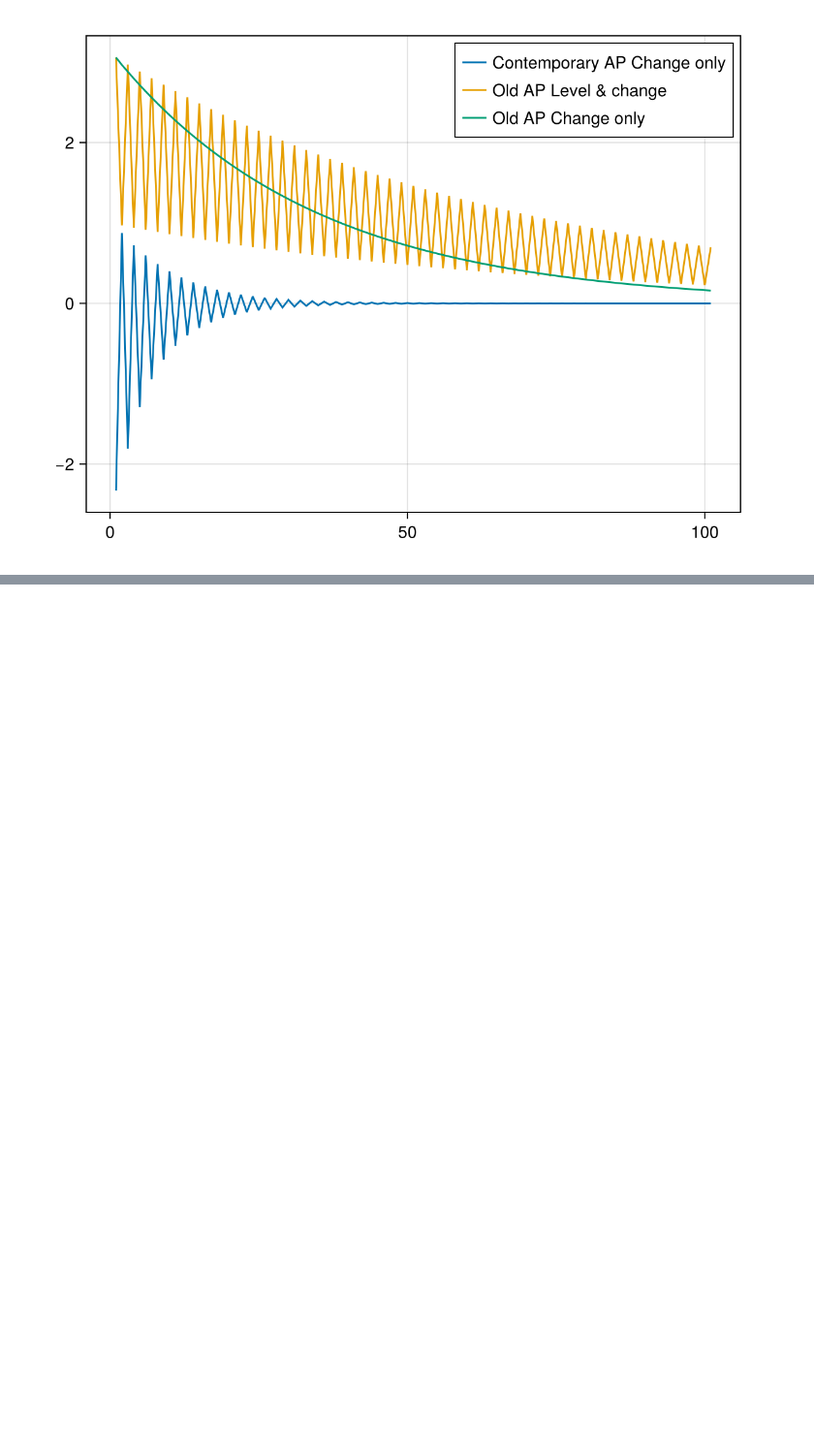
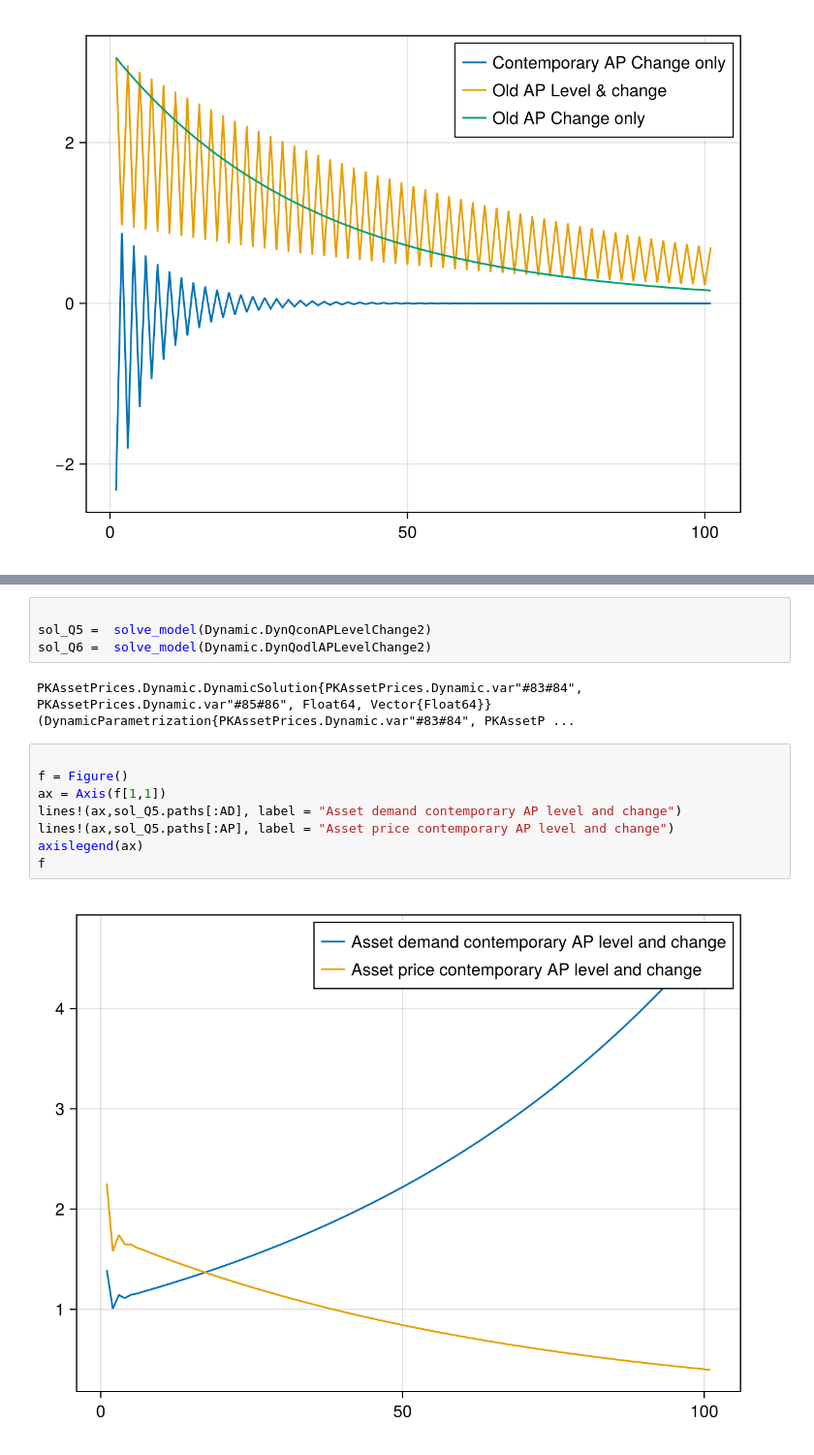
Before and after one commit to theplatters/PKAssetPrices, a Jupyter notebook: notebooks/ExperimentsAP.ipynb, the cells around one changed output, grey strips where cells are left out. Shown at 97% size. Cells and saved outputs as stored; diff of their text form; blank space fills up the shorter version.

```diff
--- a/notebooks/ExperimentsAP.ipynb
+++ b/notebooks/ExperimentsAP.ipynb
@@ -61,0 +62,16 @@ f
+# %%
+
+sol_Q5 =  solve_model(Dynamic.DynQconAPLevelChange2)
+sol_Q6 =  solve_model(Dynamic.DynQodlAPLevelChange2)
+# %% [output]
+PKAssetPrices.Dynamic.DynamicSolution{PKAssetPrices.Dynamic.var"#83#84", PKAssetPrices.Dynamic.var"#85#86", Float64, Vector{Float64}}(DynamicParametrization{PKAssetPrices.Dynamic.var"#83#84", PKAssetP ...
+# %%
+
+f = Figure()
+ax = Axis(f[1,1])
+lines!(ax,sol_Q5.paths[:AD], label = "Asset demand contemporary AP level and change")
+lines!(ax,sol_Q5.paths[:AP], label = "Asset price contemporary AP level and change")
+axislegend(ax)
+f
+# %% [output]
+[figure, added]
```
Also changed, not shown: parts of 4 cells of this notebook, 1 other file.
